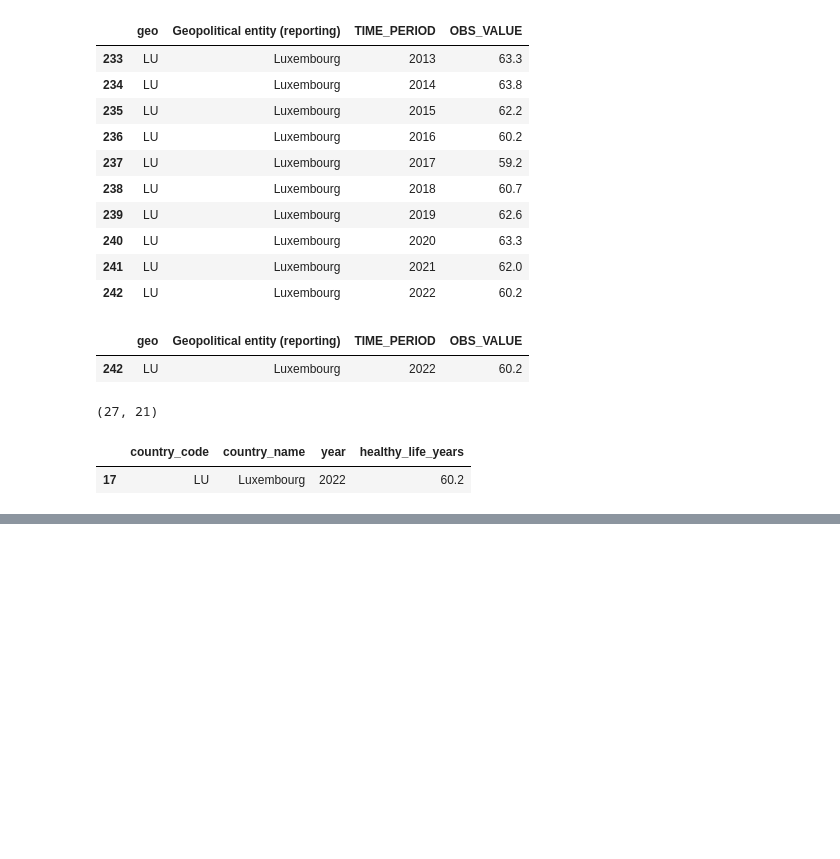
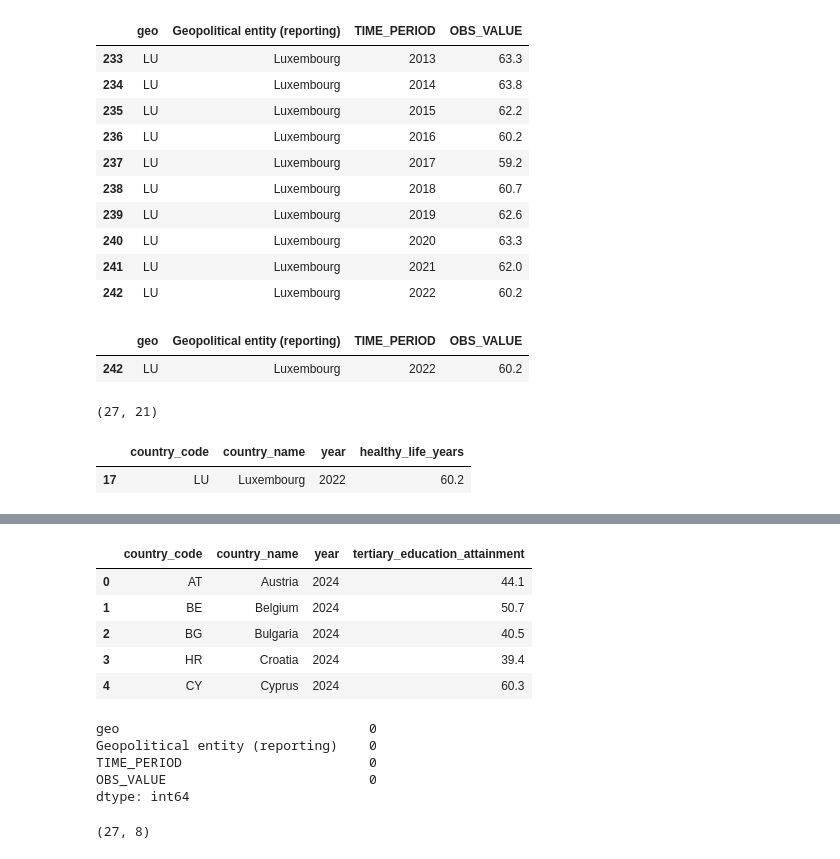
Before and after one commit to eljesam/DAV_Eljesa_Repeat, a Jupyter notebook: Notebooks/EQLI_analysis.ipynb, the cells around one changed output, grey strips where cells are left out. Saved outputs shown, nothing was run; the diff lists cells and outputs as text; code cells hidden in the pictures; blank space fills up the shorter version.

```diff
--- a/Notebooks/EQLI_analysis.ipynb
+++ b/Notebooks/EQLI_analysis.ipynb
@@ -647,0 +719,47 @@ healthy_life_clean[healthy_life_clean["country_code"] == "LU"]
+# %%
+tertiary_education_clean = tertiary_education_eu27[[
+    "geo",
+    "Geopolitical entity (reporting)",
+    "TIME_PERIOD",
+    "OBS_VALUE"
+]].copy()
+# %%
+tertiary_eduaction_clean = tertiary_education_clean.rename(columns={
+    "geo": "country_code",
+    "Geopolitical entity (reporting)": "country_name",
+    "TIME_PERIOD": "year",
+    "OBS_VALUE": "tertiary_education_attainment"
+})
+
+tertiary_eduaction_clean = (tertiary_eduaction_clean.sort_values("country_name").reset_index(drop=True))
+
+tertiary_eduaction_clean.head()
+# %% [output]
+|  | country_code | country_name | year | tertiary_education_attainment |
+| 0 | AT | Austria | 2024 | 44.1 |
+| 1 | BE | Belgium | 2024 | 50.7 |
+| 2 | BG | Bulgaria | 2024 | 40.5 |
+| 3 | HR | Croatia | 2024 | 39.4 |
+| 4 | CY | Cyprus | 2024 | 60.3 |
+# %%
+tertiary_education_clean.isnull().sum()
+# %% [output]
+geo                                0
+Geopolitical entity (reporting)    0
+TIME_PERIOD                        0
+OBS_VALUE                          0
+dtype: int64
+# %%
+#merge
+eqli_data = pd.merge(
+    eqli_data,
+    tertiary_eduaction_clean[
+        ["country_code", "tertiary_education_attainment"]
+    ],
+    on="country_code",
+    how="inner"
+)
+
+eqli_data.shape
+# %% [output]
+(27, 8)
```
Also changed, not shown: parts of 10 cells of this notebook, 3 other files.
